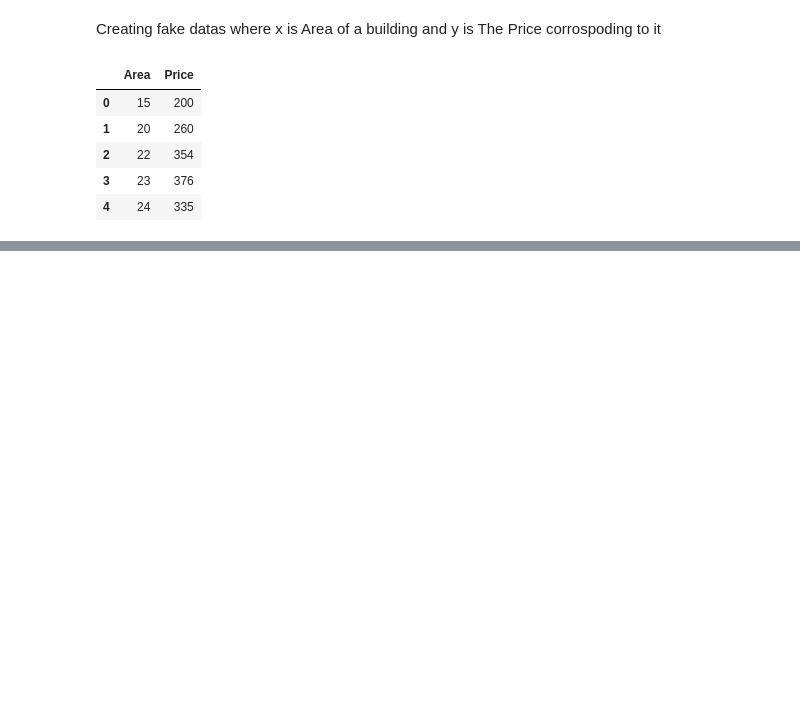
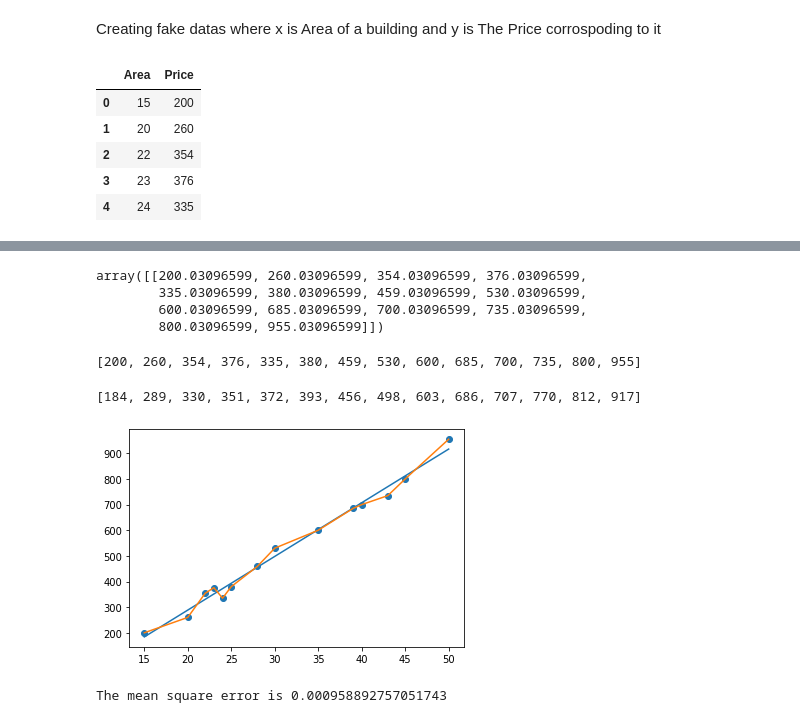
Before and after one commit to shoabahamed/khanacademy-statistics-and-probability, a Jupyter notebook: differentways_to_find_best_fitline.ipynb, the cells around one changed output, grey strips where cells are left out. Saved outputs shown, nothing was run; the diff lists cells and outputs as text; code cells hidden in the pictures; blank space fills up the shorter version.

```diff
--- a/differentways_to_find_best_fitline.ipynb
+++ b/differentways_to_find_best_fitline.ipynb
@@ -26,0 +190,7 @@ plt.show()
+# %%
+scaler_x = MinMaxScaler()
+scaler_y = MinMaxScaler()
+
+scaled_x = scaler_x.fit_transform(x.values.reshape(1, len(x)))
+scaled_y = scaler_y.fit_transform(y.values.reshape(1, len(y)))
+scaled_y
@@ -26,0 +204,5 @@ plt.show()
+# %%
+new_x = scaled_x.reshape(len(x), )
+new_y = scaled_y.reshape(len(y), )
+# %%
+w, bias = gradient_descent(new_x, new_y, learning_rate=0.01, epochs=5000, threshold=0.001)
@@ -26,0 +216,28 @@ plt.show()
+# %%
+y_predicted = w * new_x + bias
+y_pred_new = scaler_y.inverse_transform(y_predicted.reshape(1, len(y_predicted)))
+y_pred_new
+# %% [output]
+array([[200.03096599, 260.03096599, 354.03096599, 376.03096599,
+        335.03096599, 380.03096599, 459.03096599, 530.03096599,
+        600.03096599, 685.03096599, 700.03096599, 735.03096599,
+        800.03096599, 955.03096599]])
+# %%
+y.tolist()
+# %% [output]
+[200, 260, 354, 376, 335, 380, 459, 530, 600, 685, 700, 735, 800, 955]
+# %%
+print([round(value) for value in y_pred.tolist()])
+# %% [output]
+[184, 289, 330, 351, 372, 393, 456, 498, 603, 686, 707, 770, 812, 917]
+# %%
+plt.scatter(x, y)
+plt.plot(x, y_pred, label='From equation')
+plt.plot(x, y_pred_new.flatten(), label='From gradient disecent')
+plt.show()
+# %% [output]
+[figure, added]
+# %%
+print(f'The mean square error is {mean_squared_error(y, y_pred_new)}')
+# %% [output]
+The mean square error is 0.000958892757051743
```
Also changed, not shown: parts of 20 cells of this notebook.
